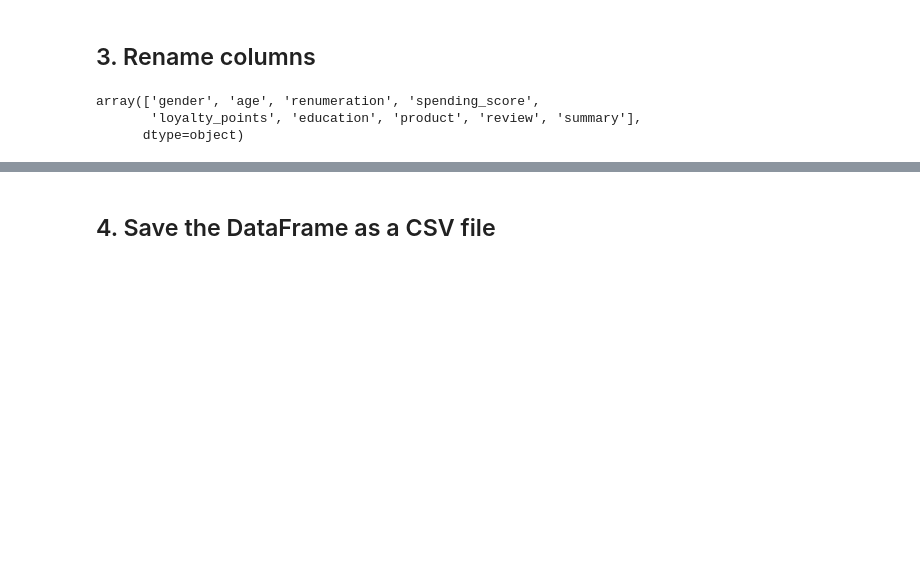
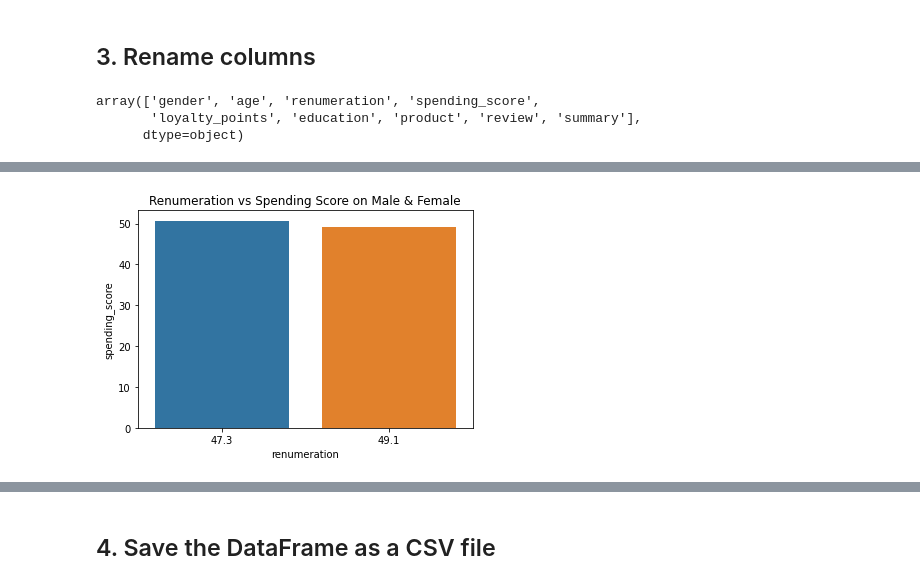
Before and after one commit to mikebenas/LSE_TurtleGames_R_Analysis, a Jupyter notebook: LSE_DA301_Assignment_Python_template.ipynb, the cells around one changed output, grey strips where cells are left out. Saved outputs shown, nothing was run; the diff lists cells and outputs as text; code cells hidden in the pictures; blank space fills up the shorter version.

```diff
--- a/LSE_DA301_Assignment_Python_template.ipynb
+++ b/LSE_DA301_Assignment_Python_template.ipynb
@@ -177,0 +215,7 @@ array(['gender', 'age', 'renumeration', 'spending_score',
+# %%
+#Visualise
+labels = ['Female', 'Male']
+plt.title("Renumeration vs Spending Score on Male & Female")
+sns.barplot(data=reviews1, x="renumeration", y="spending_score");
+# %% [output]
+[figure, added]
```
Also changed, not shown: parts of 13 cells of this notebook, 1 other file.
